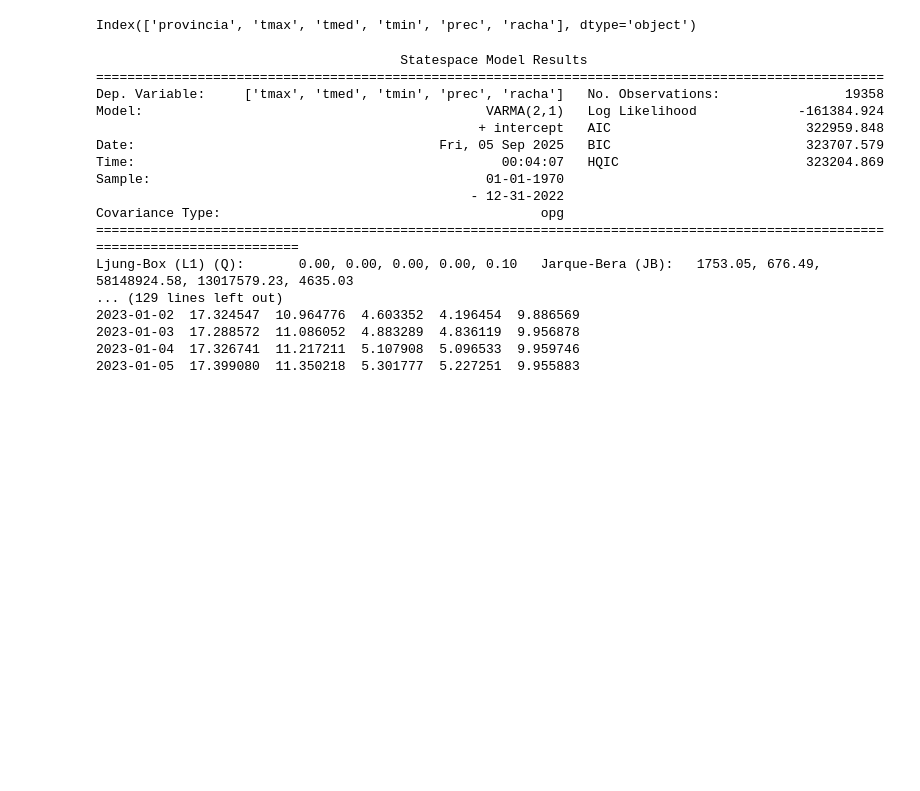
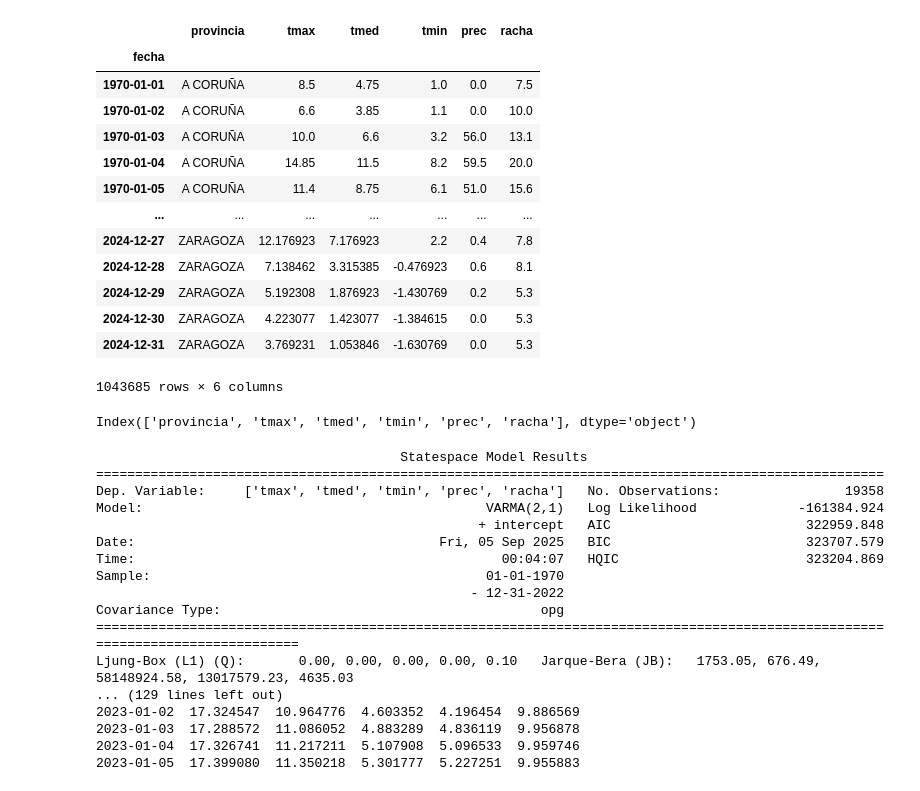
Before and after one commit to vperezlopez/TFM_AEMET_Fenomenos_Extremos, a Jupyter notebook: TFM_Prediccion.ipynb, the cells around one changed output. Cells and saved outputs as stored; diff of their text form; code cells hidden in the pictures; blank space fills up the shorter version.

```diff
--- a/TFM_Prediccion.ipynb
+++ b/TFM_Prediccion.ipynb
@@ -71,3 +97,20 @@ df_prov = (
+# %%
+display(df_prov.set_index('fecha').groupby('provincia').apply(lambda g: g.asfreq('D').interpolate()).reset_index(level = 0))
+# %% [output]
+|  | provincia | tmax | tmed | tmin | prec | racha |
+| fecha |  |  |  |  |  |  |
+| 1970-01-01 | A CORUÑA | 8.5 | 4.75 | 1.0 | 0.0 | 7.5 |
+| 1970-01-02 | A CORUÑA | 6.6 | 3.85 | 1.1 | 0.0 | 10.0 |
+| 1970-01-03 | A CORUÑA | 10.0 | 6.6 | 3.2 | 56.0 | 13.1 |
+| 1970-01-04 | A CORUÑA | 14.85 | 11.5 | 8.2 | 59.5 | 20.0 |
+| 1970-01-05 | A CORUÑA | 11.4 | 8.75 | 6.1 | 51.0 | 15.6 |
+| ... | ... | ... | ... | ... | ... | ... |
+| 2024-12-27 | ZARAGOZA | 12.176923 | 7.176923 | 2.2 | 0.4 | 7.8 |
+| 2024-12-28 | ZARAGOZA | 7.138462 | 3.315385 | -0.476923 | 0.6 | 8.1 |
+| 2024-12-29 | ZARAGOZA | 5.192308 | 1.876923 | -1.430769 | 0.2 | 5.3 |
+| 2024-12-30 | ZARAGOZA | 4.223077 | 1.423077 | -1.384615 | 0.0 | 5.3 |
+| 2024-12-31 | ZARAGOZA | 3.769231 | 1.053846 | -1.630769 | 0.0 | 5.3 |
+1043685 rows × 6 columns
 # %%
 df_prov = (
     df_prov.set_index('fecha')
```
Also changed, not shown: parts of 12 cells of this notebook, 3 other files.
